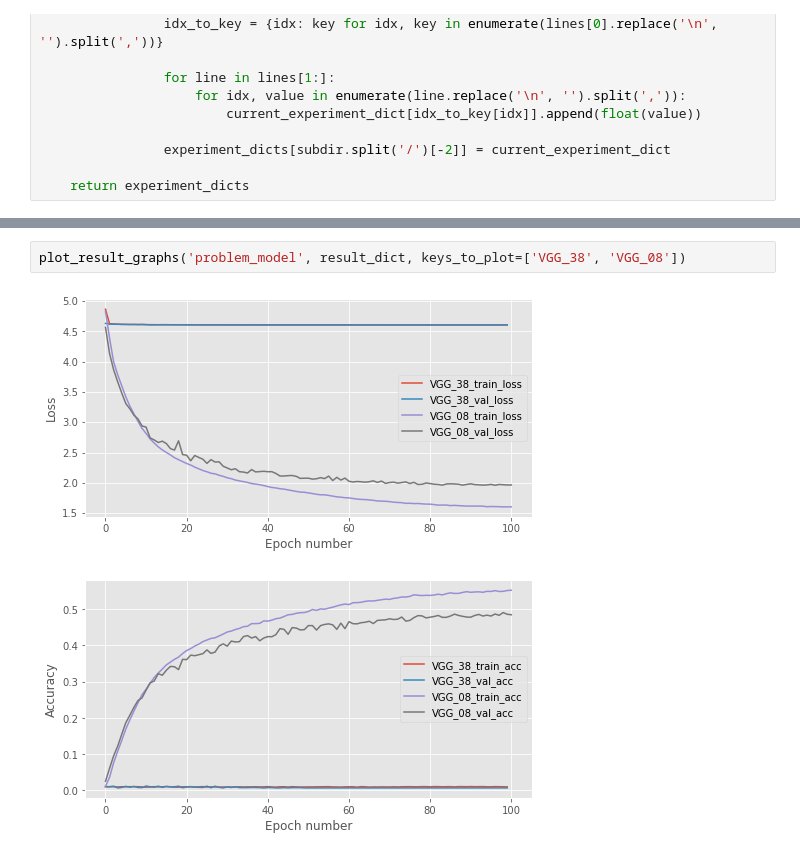
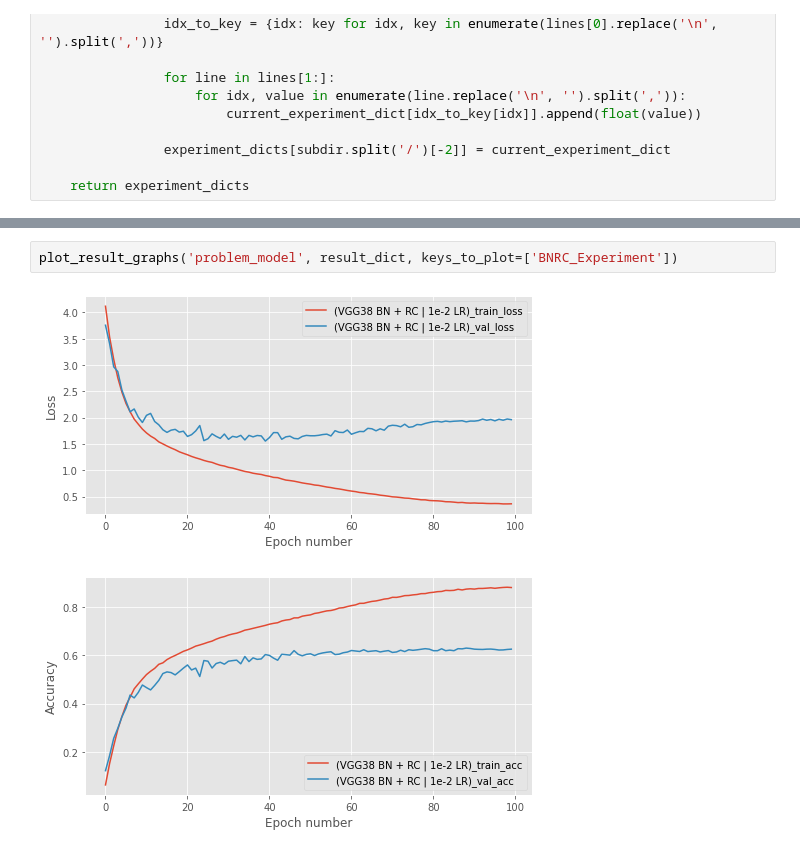
Before and after one commit to KareemAlaa2001/mlpractical-sem1, a Jupyter notebook: notebooks/Plot_Results.ipynb, the cells around one changed output, grey strips where cells are left out. Saved outputs shown, nothing was run; the diff lists cells and outputs as text.

```diff
--- a/notebooks/Plot_Results.ipynb
+++ b/notebooks/Plot_Results.ipynb
@@ -85,7 +99,7 @@ def plot_result_graphs(plot_name, stats, keys_to_plot, notebook=True):
         transparent=False, bbox_inches=None, pad_inches=0.1,
         frameon=None, metadata=None)
 # %%
-plot_result_graphs('problem_model', result_dict, keys_to_plot=['VGG_38', 'VGG_08'])
+plot_result_graphs('problem_model', result_dict, keys_to_plot=['BNRC_Experiment'])
 # %% [output]
-[figure, old version]
+[figure, new version]
-[figure, old version]
+[figure, new version]
```
Also changed, not shown: parts of 2 cells of this notebook, 1 other file.
